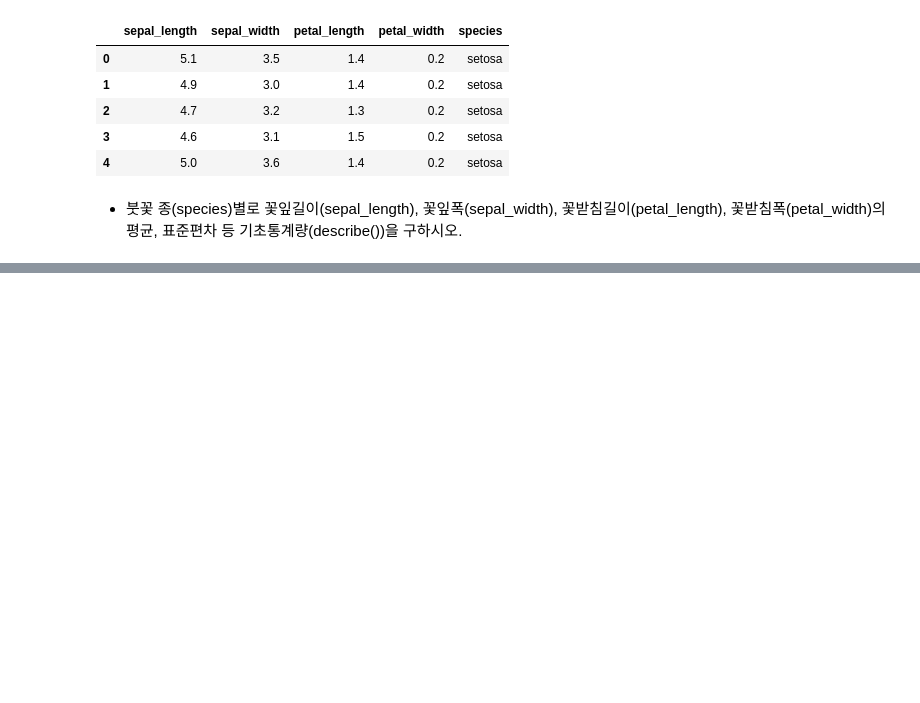
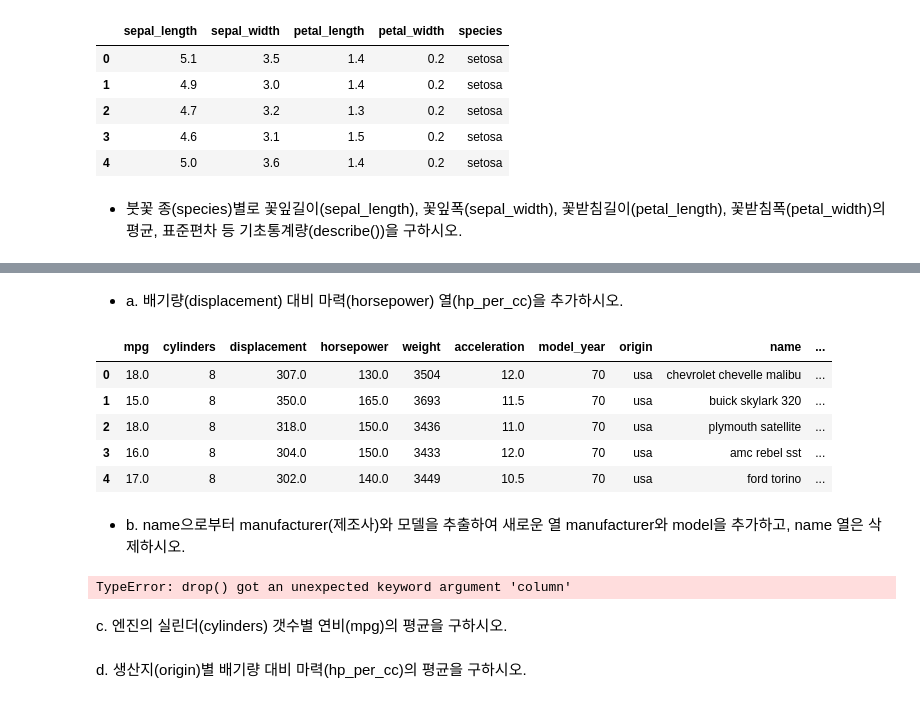
Before and after one commit to Soeui-lee/Data-Analysis-2021.11, a Jupyter notebook: 02.Pandas/pandas 연습문제2.ipynb, the cells around one changed output, grey strips where cells are left out. Cells and saved outputs as stored; diff of their text form; code cells hidden in the pictures; blank space fills up the shorter version.

```diff
--- a/02.Pandas/pandas 연습문제2.ipynb
+++ b/02.Pandas/pandas 연습문제2.ipynb
@@ -22,0 +222,5 @@ iris.head()
+# %%
+sns.load_dataset('mpg')
+import seaborn as sns
+mpg = sns.load_dataset('mpg')
+mpg.head()
@@ -22,0 +234,24 @@ iris.head()
+# %% [markdown]
+- a. 배기량(displacement) 대비 마력(horsepower) 열(hp_per_cc)을 추가하시오.
+# %%
+mpg['hp_per_cc'] = mpg.apply(lambda x : x.displacement/x.horsepower, axis =1)
+mpg.head()
+# %% [output]
+|  | mpg | cylinders | displacement | horsepower | weight | acceleration | model_year | origin | name | ... |
+| 0 | 18.0 | 8 | 307.0 | 130.0 | 3504 | 12.0 | 70 | usa | chevrolet chevelle malibu | ... |
+| 1 | 15.0 | 8 | 350.0 | 165.0 | 3693 | 11.5 | 70 | usa | buick skylark 320 | ... |
+| 2 | 18.0 | 8 | 318.0 | 150.0 | 3436 | 11.0 | 70 | usa | plymouth satellite | ... |
+| 3 | 16.0 | 8 | 304.0 | 150.0 | 3433 | 12.0 | 70 | usa | amc rebel sst | ... |
+| 4 | 17.0 | 8 | 302.0 | 140.0 | 3449 | 10.5 | 70 | usa | ford torino | ... |
+# %% [markdown]
+- b. name으로부터 manufacturer(제조사)와 모델을 추출하여
+새로운 열 manufacturer와 model을 추가하고, name 열은 삭제하시오.
+# %%
+mpg['manufacturer'] = mpg.name.apply(lambda x : x.split()[0])
+mpg['model'] = mpg.name.apply(lambda x : ' '.join(x.split()[1:]))
+mpg.drop(column=['name'], inplace = True)
+mpg.head()
+# %% [output]
+TypeError: drop() got an unexpected keyword argument 'column'
+# %% [markdown]
+c. 엔진의 실린더(cylinders) 갯수별 연비(mpg)의 평균을 구하시오.
@@ -22,0 +261,2 @@ iris.head()
+# %% [markdown]
+d. 생산지(origin)별 배기량 대비 마력(hp_per_cc)의 평균을 구하시오.
```
Also changed, not shown: parts of 39 cells of this notebook, 10 other files.
